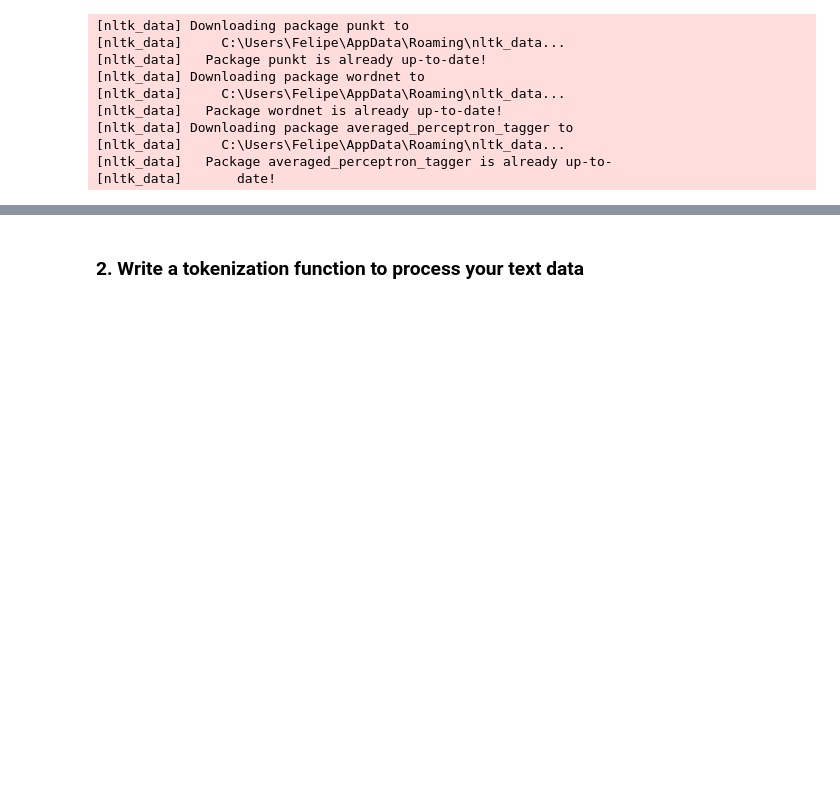
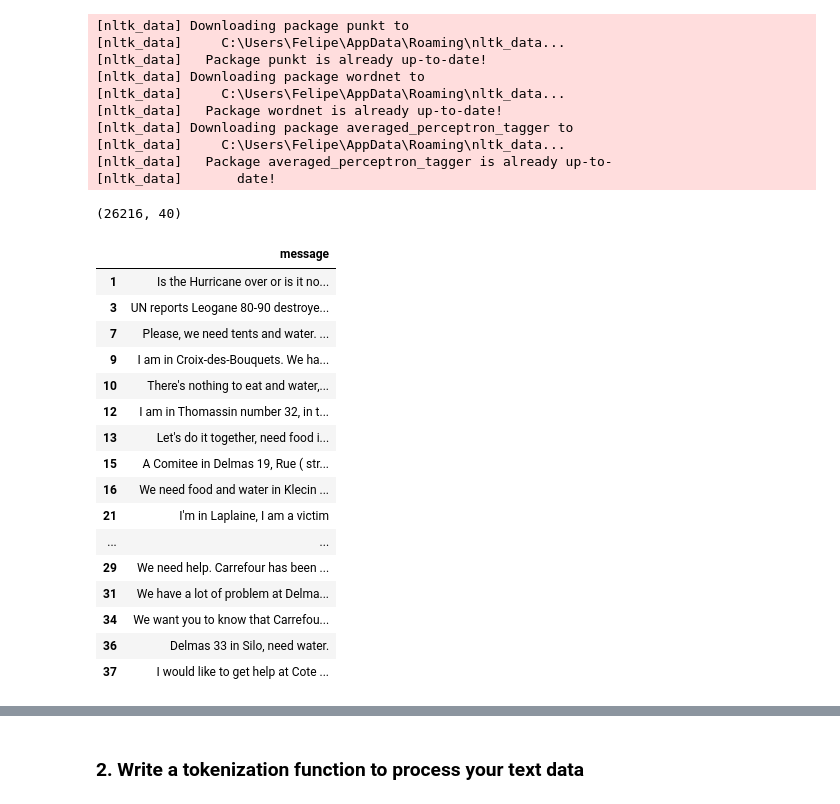
Before and after one commit to Slid61/disaster-response-pipeline, a Jupyter notebook: jupyter notebooks/ML Pipeline Preparation.ipynb, the cells around one changed output, grey strips where cells are left out. Saved outputs shown, nothing was run; the diff lists cells and outputs as text; code cells hidden in the pictures; blank space fills up the shorter version.

```diff
--- a/jupyter notebooks/ML Pipeline Preparation.ipynb
+++ b/jupyter notebooks/ML Pipeline Preparation.ipynb
@@ -44,3 +44,28 @@ df = pd.read_sql_table('clean_f8_2', con=engine)
 
 X = df['message']
 Y = df[df.columns[4:]]
+# %%
+df.shape
+# %% [output]
+(26216, 40)
+# %%
+pd.set_option('display.max_colwidth', None)
+df[df['aid_related'] == 1][['message']].head(20)
+# %% [output]
+|  | message |
+| 1 | Is the Hurricane over or is it no... |
+| 3 | UN reports Leogane 80-90 destroye... |
+| 7 | Please, we need tents and water. ... |
+| 9 | I am in Croix-des-Bouquets. We ha... |
+| 10 | There's nothing to eat and water,... |
+| 12 | I am in Thomassin number 32, in t... |
+| 13 | Let's do it together, need food i... |
+| 15 | A Comitee in Delmas 19, Rue ( str... |
+| 16 | We need food and water in Klecin ... |
+| 21 | I'm in Laplaine, I am a victim |
+| ... | ... |
+| 29 | We need help. Carrefour has been ... |
+| 31 | We have a lot of problem at Delma... |
+| 34 | We want you to know that Carrefou... |
+| 36 | Delmas 33 in Silo, need water. |
+| 37 | I would like to get help at Cote ... |
```
Also changed, not shown: parts of 16 cells of this notebook, 2 other files.
